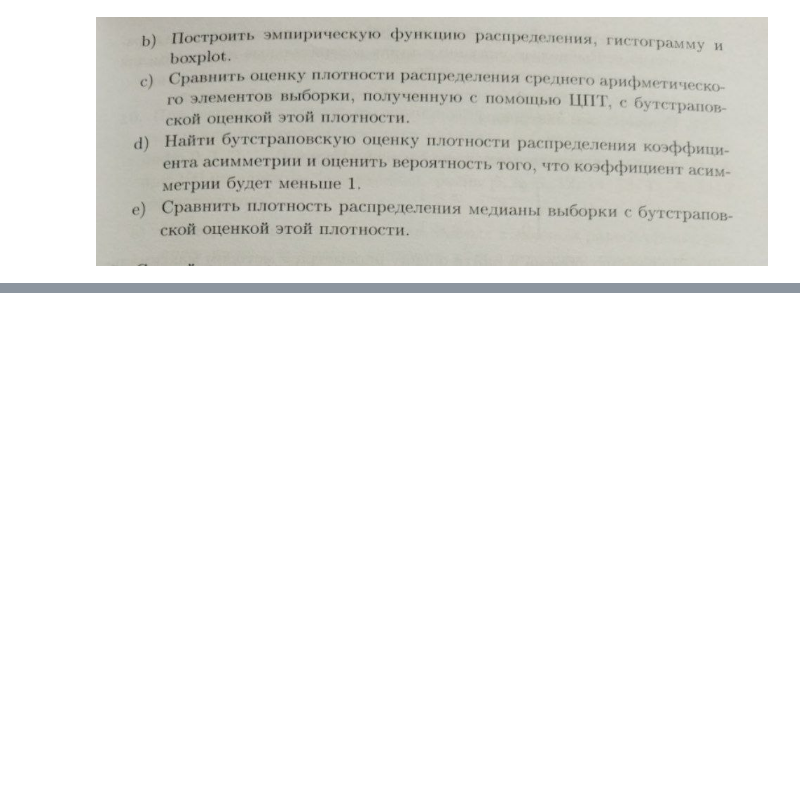
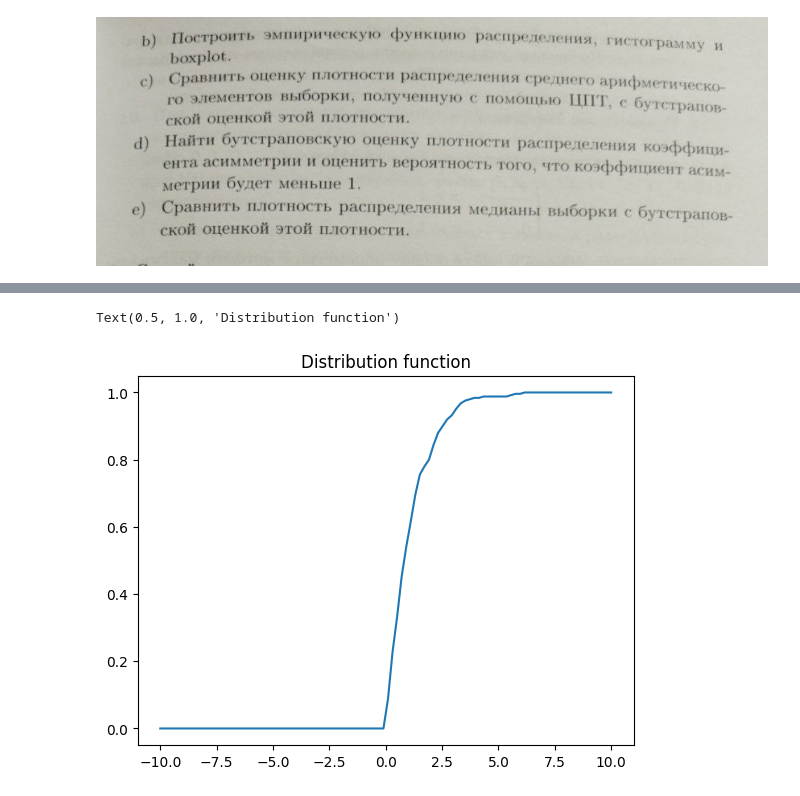
Before and after one commit to Salnikova-Lida/Math_stat_2025_spring, a Jupyter notebook: assignment_1/task2.ipynb, the cells around one changed output, grey strips where cells are left out. Saved outputs shown, nothing was run; the diff lists cells and outputs as text; code cells hidden in the pictures; blank space fills up the shorter version.

```diff
--- a/assignment_1/task2.ipynb
+++ b/assignment_1/task2.ipynb
@@ -9,0 +71,9 @@ Image("images/photo_5350494331657645186_y.jpg")
+# %%
+np_var_series = np.array(var_series)
+distribution_right_bins = np.linspace(-10, 10, 100)
+distribution = ( np_var_series.reshape(-1, 1) < distribution_right_bins.reshape(1, -1) ).mean(0)
+plt.plot(distribution_right_bins, distribution)
+plt.title("Distribution function")
+# %% [output]
+Text(0.5, 1.0, 'Distribution function')
+[figure, added]
```
Also changed, not shown: parts of 6 cells of this notebook.
